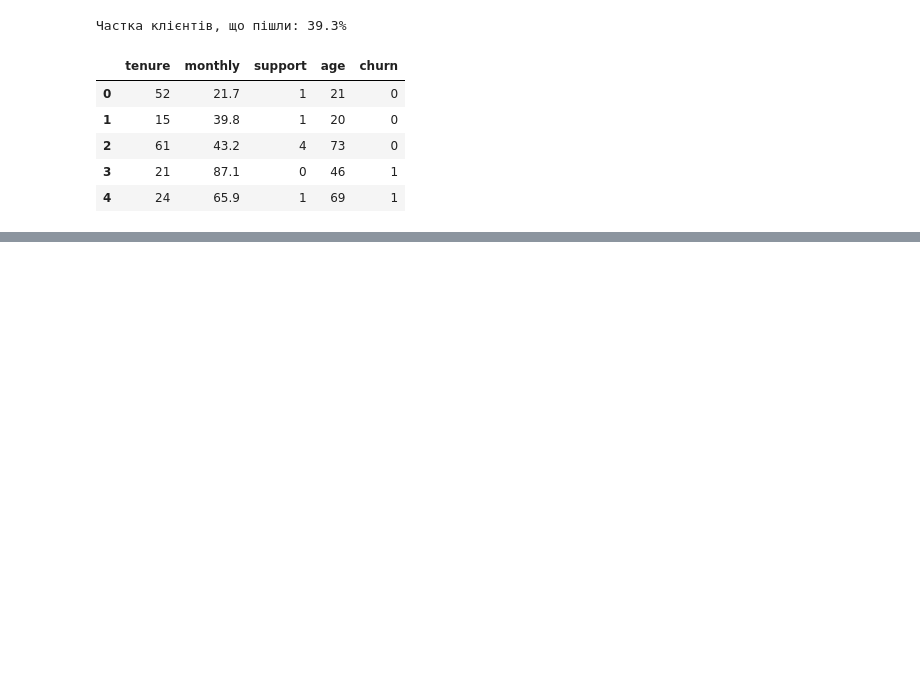
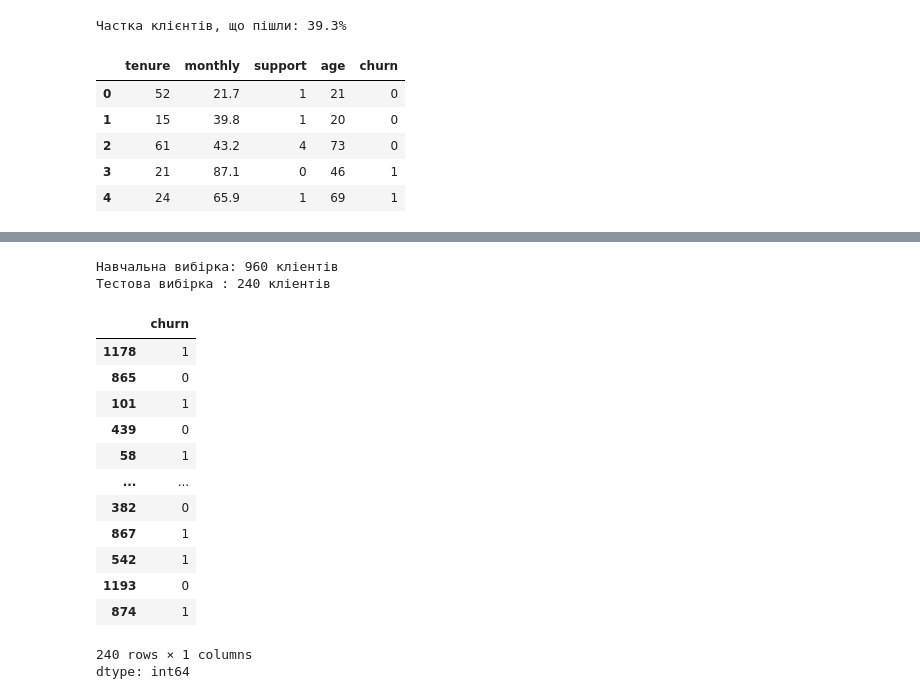
Before and after one commit to edik06031-rgb/DTA_2026, a Jupyter notebook: ML/Classification_DecisionTreeClassifier.ipynb, the cells around one changed output, grey strips where cells are left out. Saved outputs shown, nothing was run; the diff lists cells and outputs as text; code cells hidden in the pictures; blank space fills up the shorter version.

```diff
--- a/ML/Classification_DecisionTreeClassifier.ipynb
+++ b/ML/Classification_DecisionTreeClassifier.ipynb
@@ -50,0 +75,34 @@ cdf.head()
+# %%
+from sklearn.model_selection import train_test_split
+X = df[["tenure", "monthly",
+    "support",'age']]   # feathures - ознаки
+y = df['churn']   # target - ціль
+
+X_train, X_test, y_train, y_test = train_test_split(
+    X, y,
+    test_size=0.2,
+    random_state=RANDOM_STATE,
+    stratify=y
+)
+print("Навчальна вибірка:",X_train.shape[0], "кліентів")
+print("Тестова вибірка :", X_test.shape[0], "кліентів")
+# %% [output]
+Навчальна вибірка: 960 кліентів
+Тестова вибірка : 240 кліентів
+# %%
+y_test
+# %% [output]
+|  | churn |
+| 1178 | 1 |
+| 865 | 0 |
+| 101 | 1 |
+| 439 | 0 |
+| 58 | 1 |
+| ... | ... |
+| 382 | 0 |
+| 867 | 1 |
+| 542 | 1 |
+| 1193 | 0 |
+| 874 | 1 |
+240 rows × 1 columns
+dtype: int64
```
Also changed, not shown: parts of 5 cells of this notebook.
